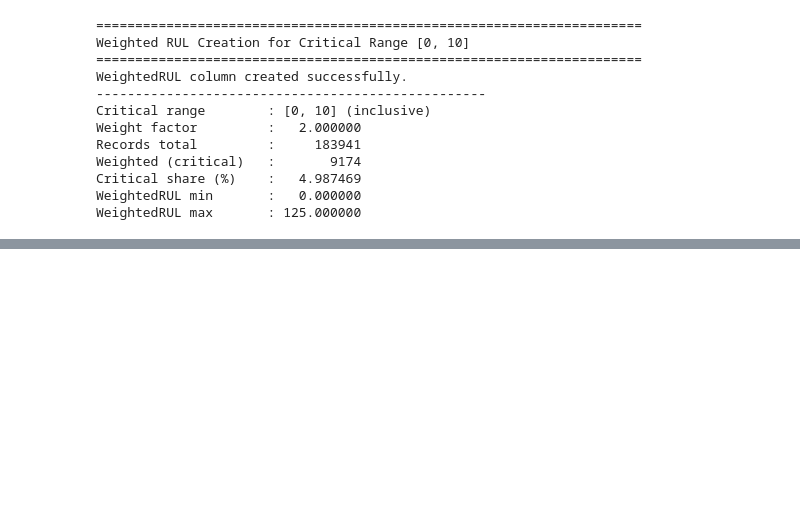
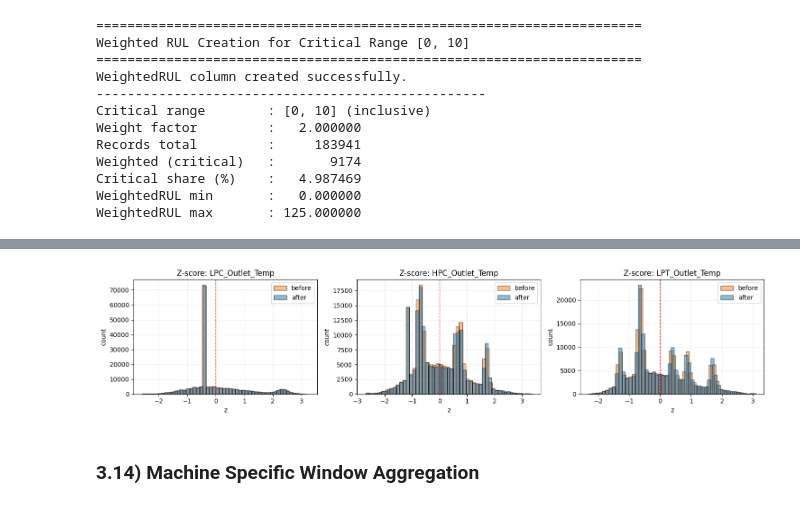
Before and after one commit to canozkan17/ROS2-Based-Smart-Factory-Digital-Twin, a Jupyter notebook: CMAPSS_ML_training.ipynb, the cells around one changed output, grey strips where cells are left out. Saved outputs shown, nothing was run; the diff lists cells and outputs as text; code cells hidden in the pictures; blank space fills up the shorter version.

```diff
--- a/CMAPSS_ML_training.ipynb
+++ b/CMAPSS_ML_training.ipynb
@@ -2487,0 +3090,28 @@ WeightedRUL max       : 125.000000
+# %%
+# 26A/ Z-score distribution before vs after (Train, sample sensors)
+
+if 'z_before_26' in globals() and 'z_after_26' in globals() and len(sample_sensors_26) > 0:
+    cols_to_plot = sample_sensors_26
+    n = len(cols_to_plot)
+    fig, axes = plt.subplots(1, n, figsize=(5*n, 3.5))
+    if n == 1:
+        axes = [axes]
+    for ax, col in zip(axes, cols_to_plot):
+        zb = pd.to_numeric(z_before_26[col], errors='coerce').dropna()
+        za = pd.to_numeric(z_after_26[col], errors='coerce').dropna()
+        ax.hist(zb.values, bins=50, alpha=0.5, label='before', color='tab:orange', edgecolor='black')
+        ax.hist(za.values, bins=50, alpha=0.5, label='after', color='tab:blue', edgecolor='black')
+        ax.axvline(0.0, color='red', linestyle='--', linewidth=1)
+        ax.set_title(f'Z-score: {col}')
+        ax.set_xlabel('z')
+        ax.set_ylabel('count')
+        ax.legend()
+        ax.grid(alpha=0.3, linestyle='--')
+    plt.tight_layout()
+    plt.show()
+else:
+    print("Z-score snapshots not available for plotting.")
+# %% [output]
+[figure, added]
+# %% [markdown]
+### 3.14) Machine Specific Window Aggregation
```
Also changed, not shown: parts of 16 cells of this notebook.
